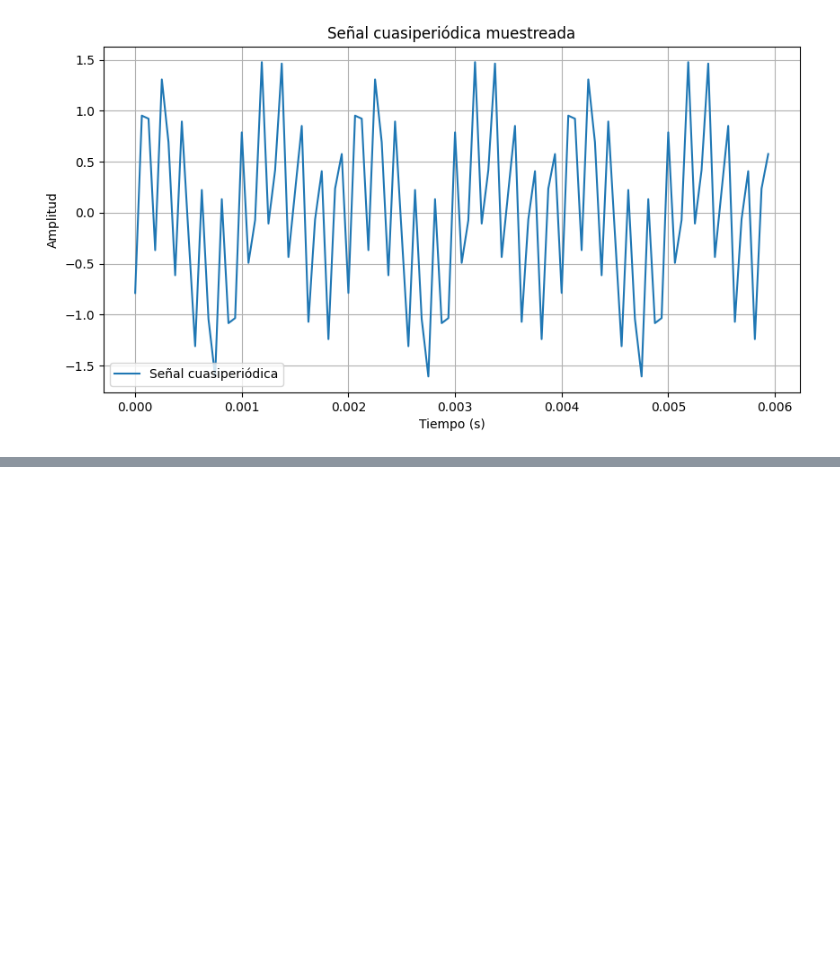
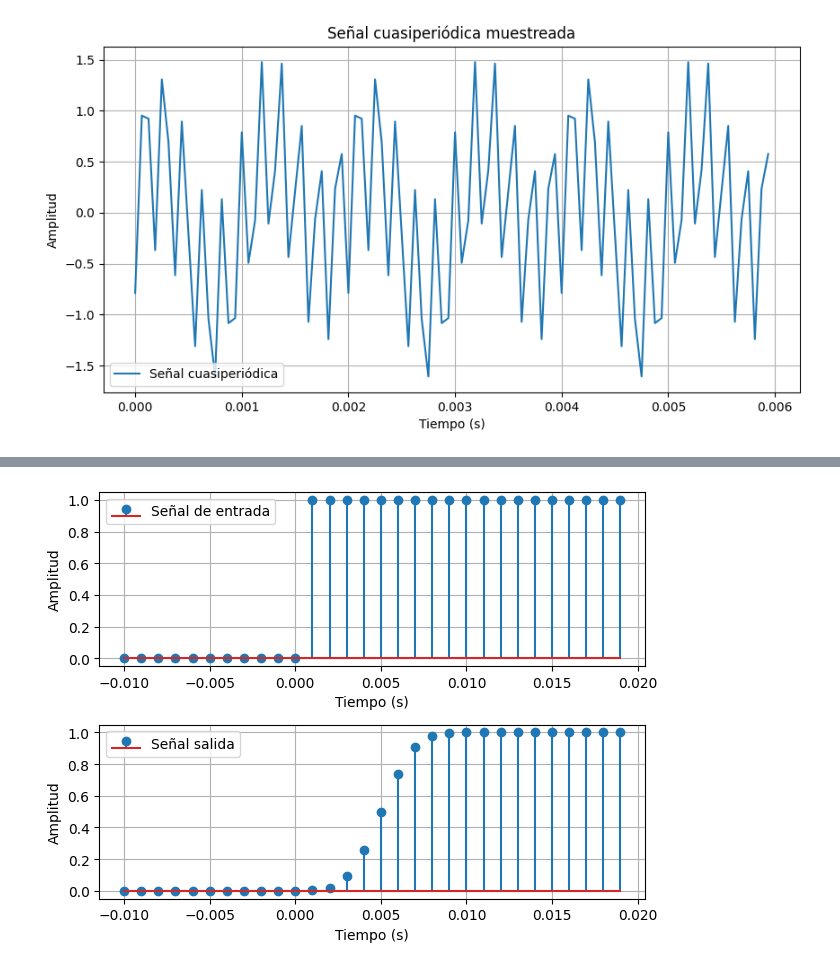
Before and after one commit to JParraArias/SignalsAndSystems2024-2, a Jupyter notebook: Parcial_1__Señales_y_sistemas_2024_2.ipynb, the cells around one changed output, grey strips where cells are left out. Drawn from its saved outputs; the diff is of its cells as text; code cells hidden in the pictures; blank space fills up the shorter version.

```diff
--- a/Parcial_1__Señales_y_sistemas_2024_2.ipynb
+++ b/Parcial_1__Señales_y_sistemas_2024_2.ipynb
@@ -217,0 +309,32 @@ plt.show()
+# %%
+import numpy as np
+import matplotlib.pyplot as plt
+import joblib
+from P1_model import system_
+from scipy.signal import firwin, freqz, lfilter, filtfilt
+
+#sistema pregunta 2
+my_system = system_.My_System()
+my_system.create_()
+fs = my_system.fs #frecuencia de muestreo
+t = np.arange(-0.01, 0.02, 1/fs)  # Tiempo
+signal_u = np.heaviside(t,1) # función heaviside
+y_u = my_system.predict(signal_u)
+
+
+# Visualización de las señales
+fig, axs = plt.subplots(2,1)
+axs[0].stem(t, signal_u, label='Señal de entrada')
+axs[0].set_xlabel('Tiempo (s)')
+axs[0].set_ylabel('Amplitud')
+axs[0].legend()
+axs[0].grid()
+axs[1].stem(t,y_u, label='Señal salida')
+axs[1].set_xlabel('Tiempo (s)')
+axs[1].set_ylabel('Amplitud')
+axs[1].legend()
+axs[1].grid()
+plt.tight_layout()
+plt.show()
+# %% [output]
+[figure, added]
```
Also changed, not shown: parts of 29 cells of this notebook.
